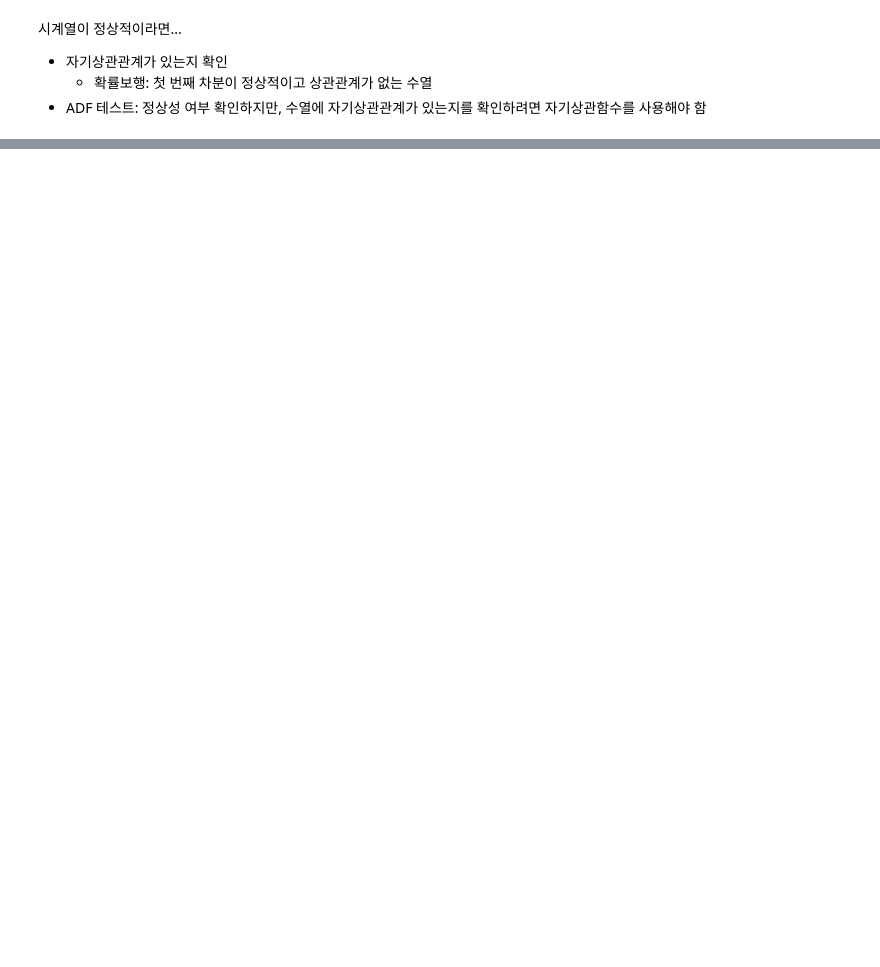
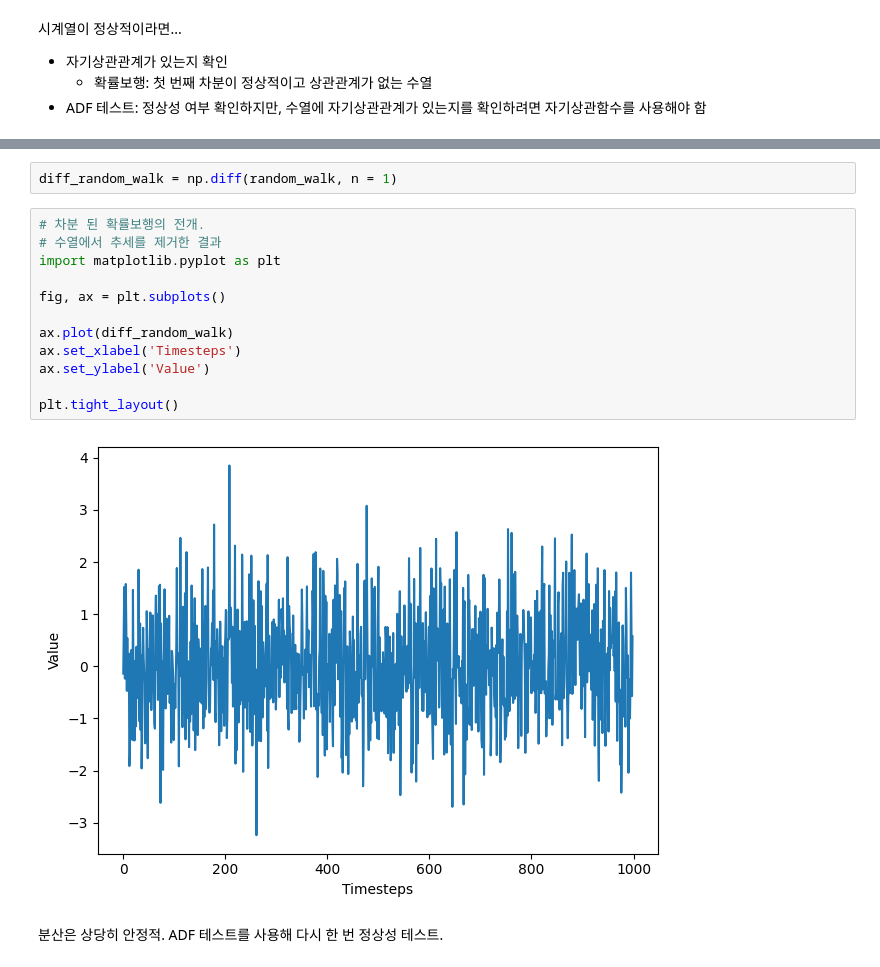
Before and after one commit to mskcho00/TimeSeries-Self-Practice, a Jupyter notebook: 3(Random Walk).ipynb, the cells around one changed output, grey strips where cells are left out. Cells and saved outputs as stored; diff of their text form; blank space fills up the shorter version.

```diff
--- a/3(Random Walk).ipynb
+++ b/3(Random Walk).ipynb
@@ -98,0 +150,18 @@ $y_t = C + \alpha_{1}y_{t-1} + \epsilon_{t}$ </br>
+# %%
+diff_random_walk = np.diff(random_walk, n = 1)
+# %%
+# 차분 된 확률보행의 전개.
+# 수열에서 추세를 제거한 결과
+import matplotlib.pyplot as plt
+
+fig, ax = plt.subplots()
+
+ax.plot(diff_random_walk)
+ax.set_xlabel('Timesteps')
+ax.set_ylabel('Value')
+
+plt.tight_layout()
+# %% [output]
+[figure, added]
+# %% [markdown]
+분산은 상당히 안정적. ADF 테스트를 사용해 다시 한 번 정상성 테스트.
```
Also changed, not shown: parts of 15 cells of this notebook.
